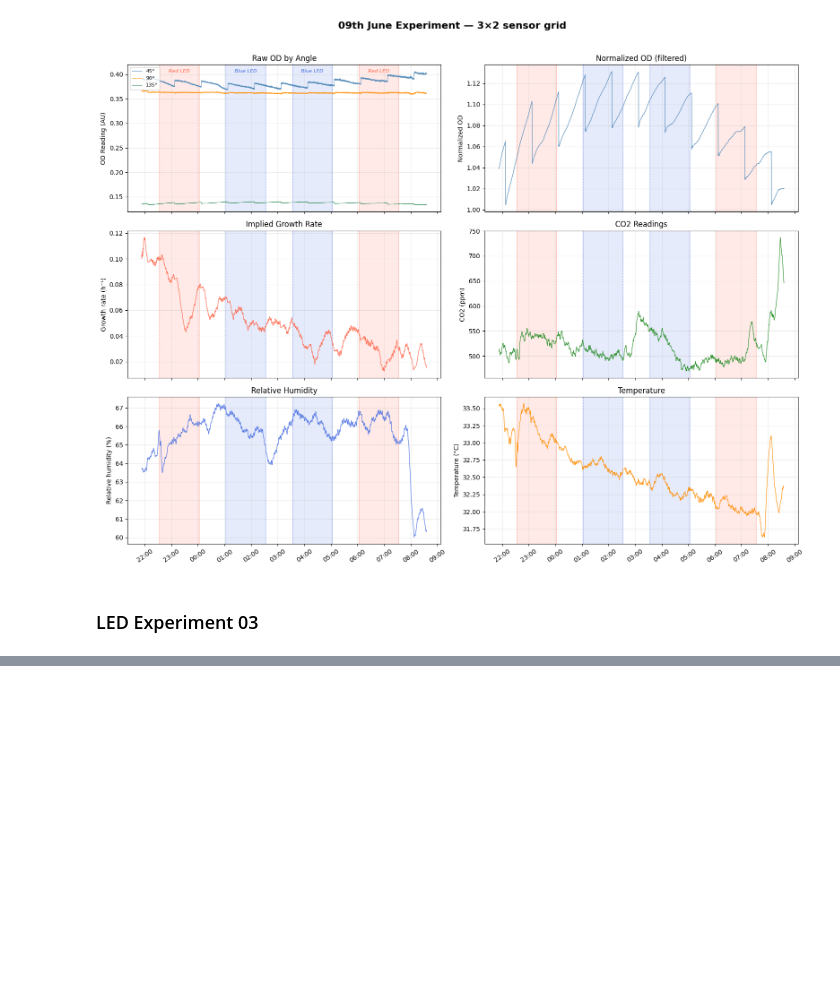
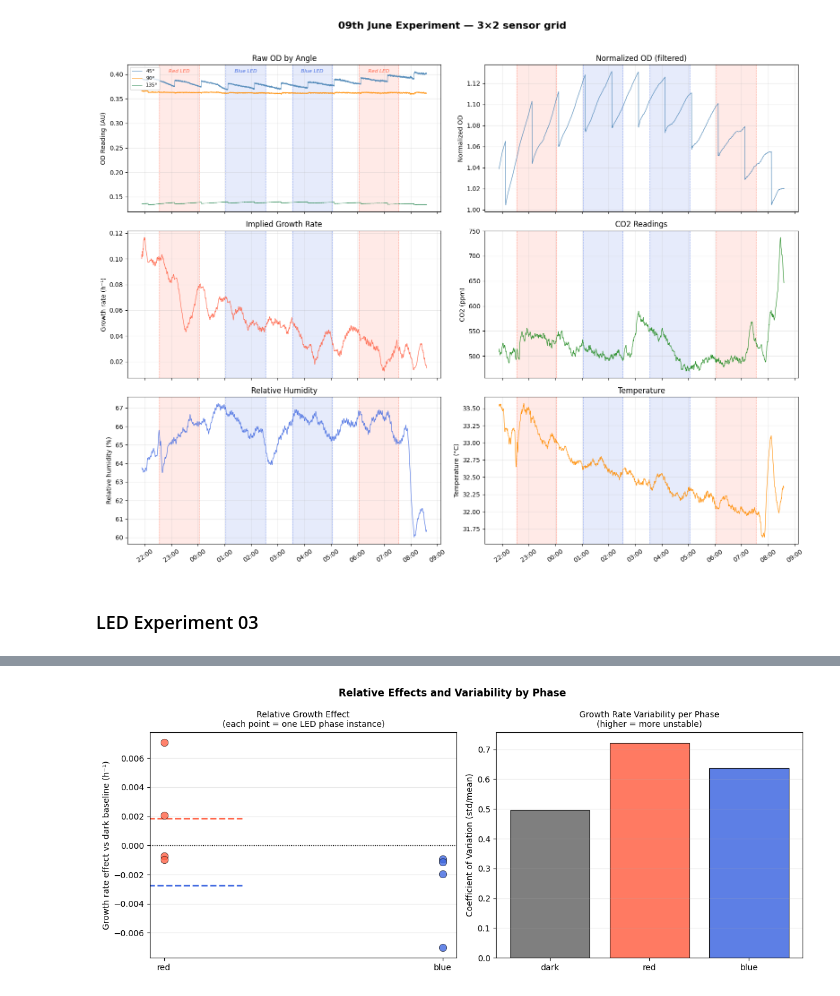
Before and after one commit to siddheshmm/omnibio, a Jupyter notebook: pioreactor/LED.ipynb, the cells around one changed output, grey strips where cells are left out. Saved outputs shown, nothing was run; the diff lists cells and outputs as text; code cells hidden in the pictures; blank space fills up the shorter version.

```diff
--- a/pioreactor/LED.ipynb
+++ b/pioreactor/LED.ipynb
@@ -859,0 +1329,33 @@ plt.show()
+# %%
+fig, axes = plt.subplots(1, 2, figsize=(12, 5))
+fig.suptitle('Relative Effects and Variability by Phase', fontsize=12, fontweight='bold')
+
+# Relative effect scatter
+ax = axes[0]
+if not rel_df.empty:
+    for phase, color in [('red','tomato'),('blue','royalblue')]:
+        sub = rel_df[rel_df['phase']==phase]
+        ax.scatter([phase]*len(sub), sub['relative_effect'],
+                   color=color, s=80, zorder=3, alpha=0.8, edgecolors='black', lw=0.5)
+        ax.hlines(sub['relative_effect'].mean(), -0.3, 0.3,
+                  transform=ax.get_yaxis_transform(), colors=color, lw=2, ls='--')
+ax.axhline(0, color='black', lw=1, ls=':')
+ax.set_ylabel('Growth rate effect vs dark baseline (h⁻¹)', fontsize=10)
+ax.set_title('Relative Growth Effect\n(each point = one LED phase instance)', fontsize=10)
+ax.grid(axis='y', alpha=0.3)
+
+# Variability (CV)
+ax = axes[1]
+cv_data = growth.groupby('phase').apply(
+    lambda g: g['rate'].std() / abs(g['rate'].mean()) if g['rate'].mean() != 0 else np.nan
+).reindex(phase_order)
+ax.bar(phase_order, cv_data.values,
+       color=[PHASE_COLORS[p] for p in phase_order],
+       edgecolor='black', linewidth=0.8, alpha=0.85)
+ax.set_ylabel('Coefficient of Variation (std/mean)', fontsize=10)
+ax.set_title('Growth Rate Variability per Phase\n(higher = more unstable)', fontsize=10)
+ax.grid(axis='y', alpha=0.3)
+
+plt.tight_layout()
+# %% [output]
+[figure, added]
```
Also changed, not shown: parts of 17 cells of this notebook.
